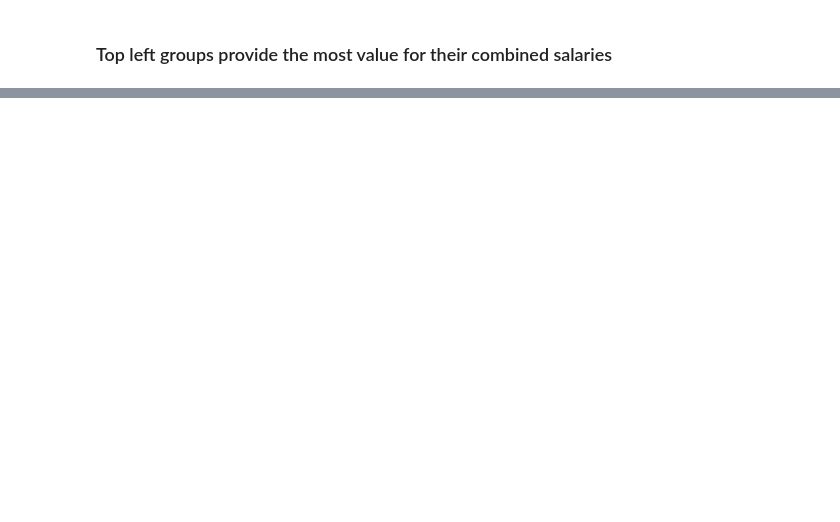
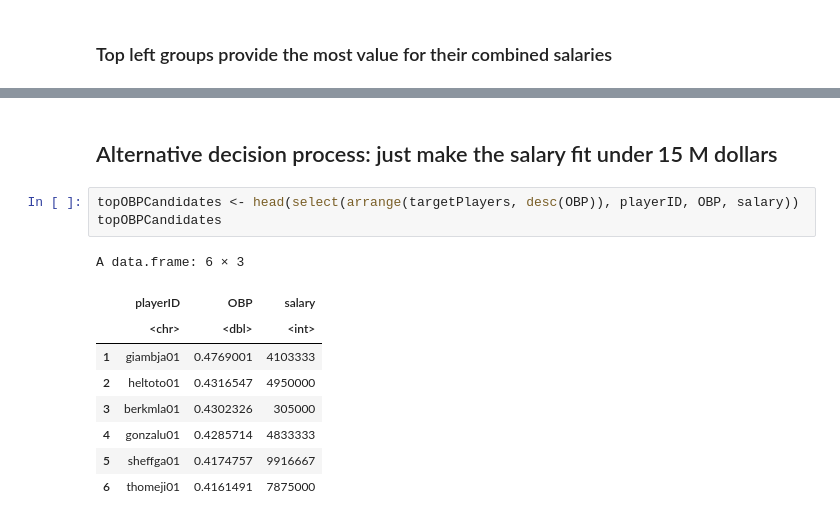
Before and after one commit to garrickbercero/R, a Jupyter notebook: Moneyball.ipynb, the cells around one changed output, grey strips where cells are left out. Drawn from its saved outputs; the diff is of its cells as text; blank space fills up the shorter version.

Commit message:
Updated Moneyball notebook
Data Science and Machine Learning Bootcamp with R
Capstone data project

```diff
--- a/Moneyball.ipynb
+++ b/Moneyball.ipynb
@@ -338,0 +332,15 @@ A data.frame: 3 × 5
+# %% [markdown]
+## Alternative decision process: just make the salary fit under 15 M dollars
+# %%
+topOBPCandidates <- head(select(arrange(targetPlayers, desc(OBP)), playerID, OBP, salary))
+topOBPCandidates
+# %% [output]
+A data.frame: 6 × 3
+|  | playerID | OBP | salary |
+|  | <chr> | <dbl> | <int> |
+| 1 | giambja01 | 0.4769001 | 4103333 |
+| 2 | heltoto01 | 0.4316547 | 4950000 |
+| 3 | berkmla01 | 0.4302326 | 305000 |
+| 4 | gonzalu01 | 0.4285714 | 4833333 |
+| 5 | sheffga01 | 0.4174757 | 9916667 |
+| 6 | thomeji01 | 0.4161491 | 7875000 |
```
Also changed, not shown: parts of 8 cells of this notebook.
